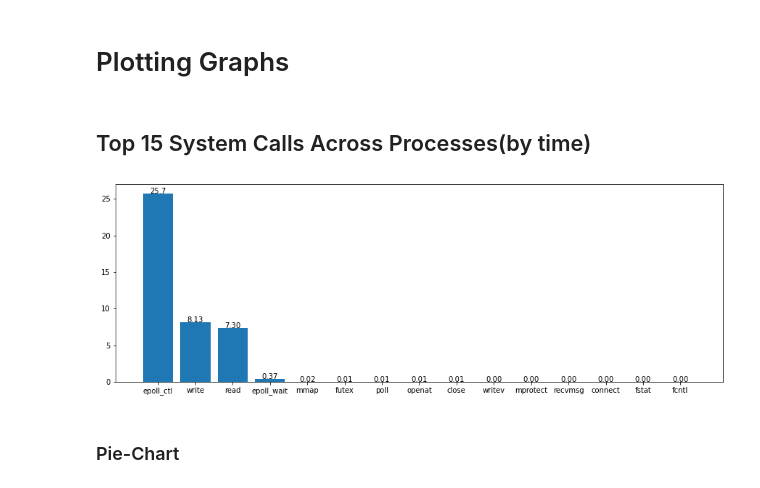
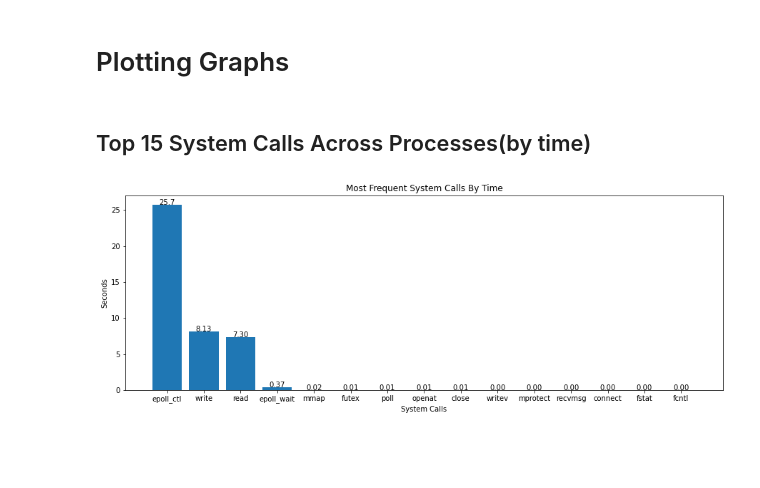
Before and after one commit to RIT3shSapata/CCBD_Assignment, a Jupyter notebook: Analysis/Analysis.ipynb, the cells around one changed output. Cells and saved outputs as stored; diff of their text form; code cells hidden in the pictures; blank space fills up the shorter version.

Commit message:
added labels and titles

```diff
--- a/Analysis/Analysis.ipynb
+++ b/Analysis/Analysis.ipynb
@@ -430,14 +431,15 @@ for i in final_errorcalls:
 # %% [markdown]
 # Plotting Graphs
-# %% [markdown]
-## Top 15 System Calls Across Processes(by time)
+# %% [markdown]
+## Top 15 System Calls Across Processes(by time)
 # %%
 plt.figure(figsize=(15, 5))
 plt.bar(keys_sys[:15], values_sys[:15])
+plt.xlabel("System Calls")
+plt.ylabel("Seconds")
+plt.title("Most Frequent System Calls By Time")
 
 for index, value in enumerate(values_sys[:15]):
     plt.text(index, value, str(value)[:4], ha = "center")
 # %% [output]
-[figure, old version]
+[figure, new version]
-# %% [markdown]
-### Pie-Chart
```
Also changed, not shown: parts of 52 cells of this notebook.
